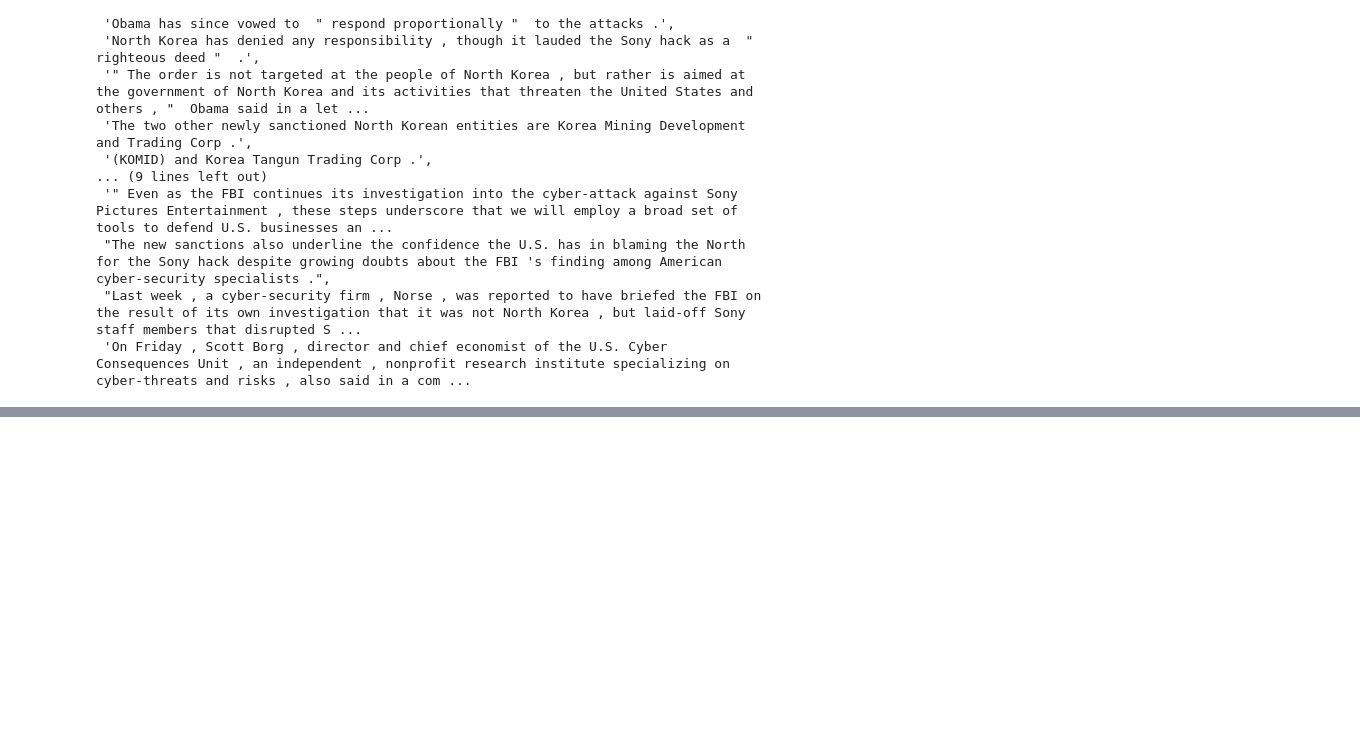
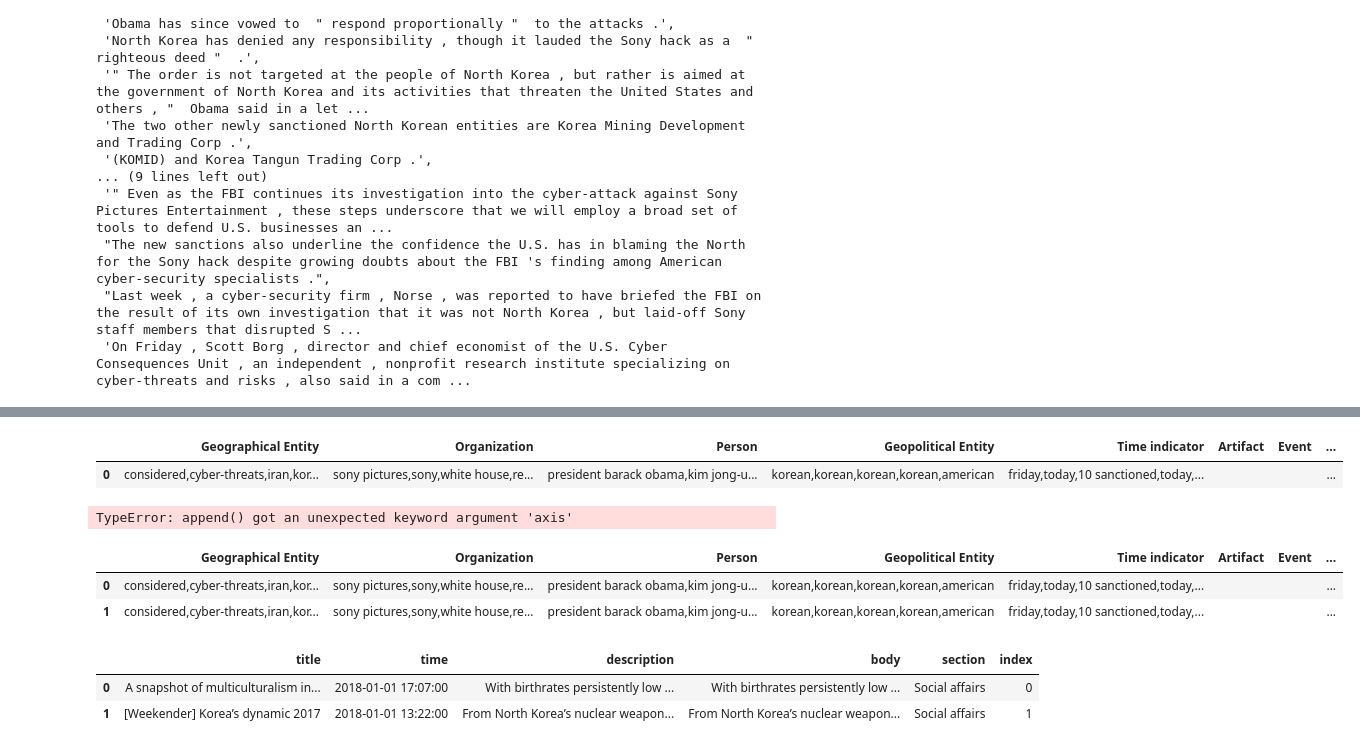
Before and after one commit to LeeDongYeun/news-stream-data-analysis, a Jupyter notebook: Untitled1.ipynb, the cells around one changed output, grey strips where cells are left out. Saved outputs shown, nothing was run; the diff lists cells and outputs as text; code cells hidden in the pictures; blank space fills up the shorter version.

```diff
--- a/Untitled1.ipynb
+++ b/Untitled1.ipynb
@@ -372,0 +501,9 @@ split_into_sentences('The United States announced retaliatory sanctions on North
+# %%
+ner_df
+# %% [output]
+|  | Geographical Entity | Organization | Person | Geopolitical Entity | Time indicator | Artifact | Event | ... |
+| 0 | considered,cyber-threats,iran,kor... | sony pictures,sony,white house,re... | president barack obama,kim jong-u... | korean,korean,korean,korean,american | friday,today,10 sanctioned,today,... |  |  | ... |
+# %%
+a.append(ner_df, axis=1)
+# %% [output]
+TypeError: append() got an unexpected keyword argument 'axis'
@@ -372,0 +514,20 @@ split_into_sentences('The United States announced retaliatory sanctions on North
+# %%
+ner_ = ner_.append(ner_df)
+# %%
+ner_ = ner_.append(ner_df)
+# %%
+ner_ = ner_.reset_index(drop=True)
+# %%
+ner_['index'] = ner_.index
+# %%
+ner_
+# %% [output]
+|  | Geographical Entity | Organization | Person | Geopolitical Entity | Time indicator | Artifact | Event | ... |
+| 0 | considered,cyber-threats,iran,kor... | sony pictures,sony,white house,re... | president barack obama,kim jong-u... | korean,korean,korean,korean,american | friday,today,10 sanctioned,today,... |  |  | ... |
+| 1 | considered,cyber-threats,iran,kor... | sony pictures,sony,white house,re... | president barack obama,kim jong-u... | korean,korean,korean,korean,american | friday,today,10 sanctioned,today,... |  |  | ... |
+# %%
+df_c.iloc[0:2]
+# %% [output]
+|  | title | time | description | body | section | index |
+| 0 | A snapshot of multiculturalism in... | 2018-01-01 17:07:00 | With birthrates persistently low ... | With birthrates persistently low ... | Social affairs | 0 |
+| 1 | [Weekender] Korea’s dynamic 2017 | 2018-01-01 13:22:00 | From North Korea’s nuclear weapon... | From North Korea’s nuclear weapon... | Social affairs | 1 |
```
Also changed, not shown: parts of 14 cells of this notebook, 1 other file.
